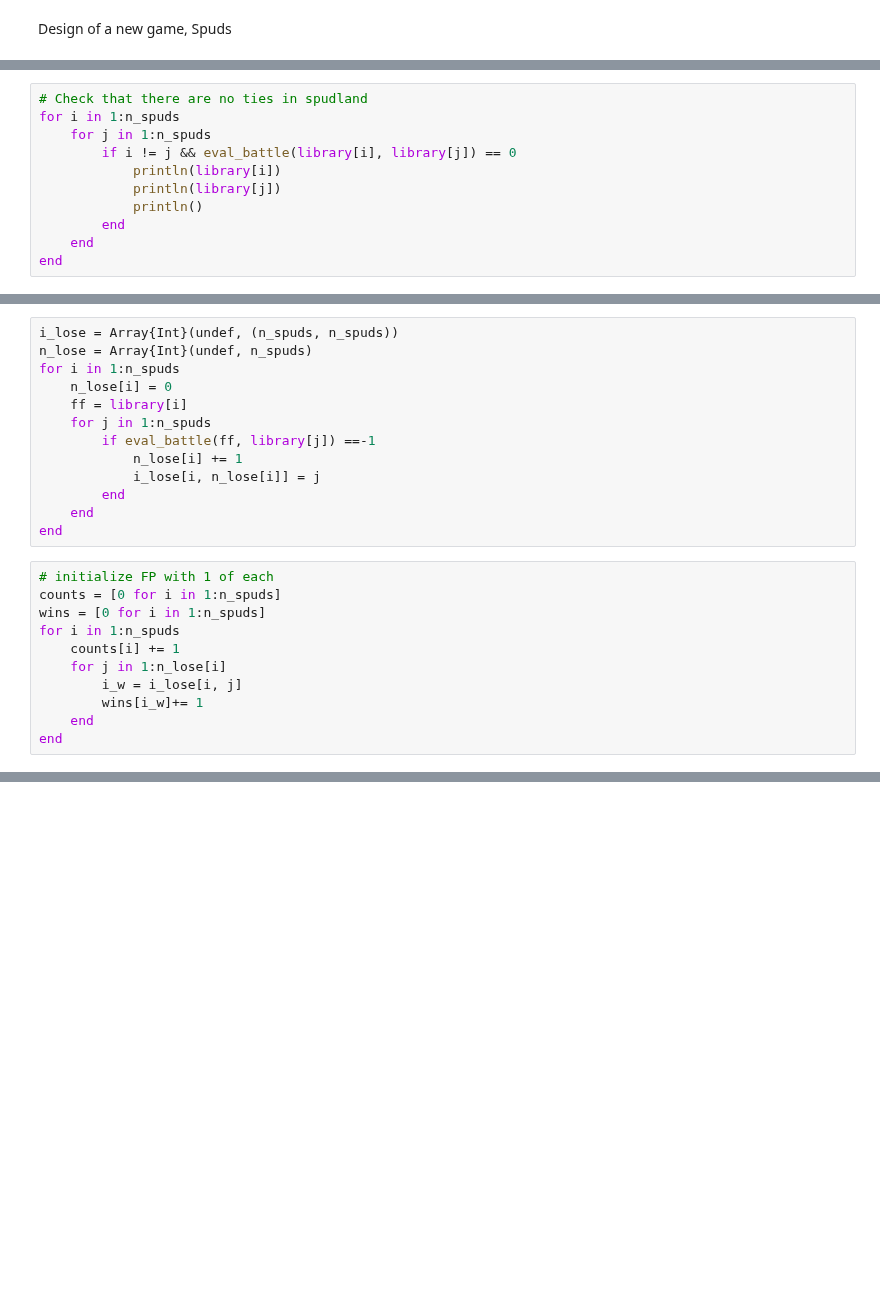
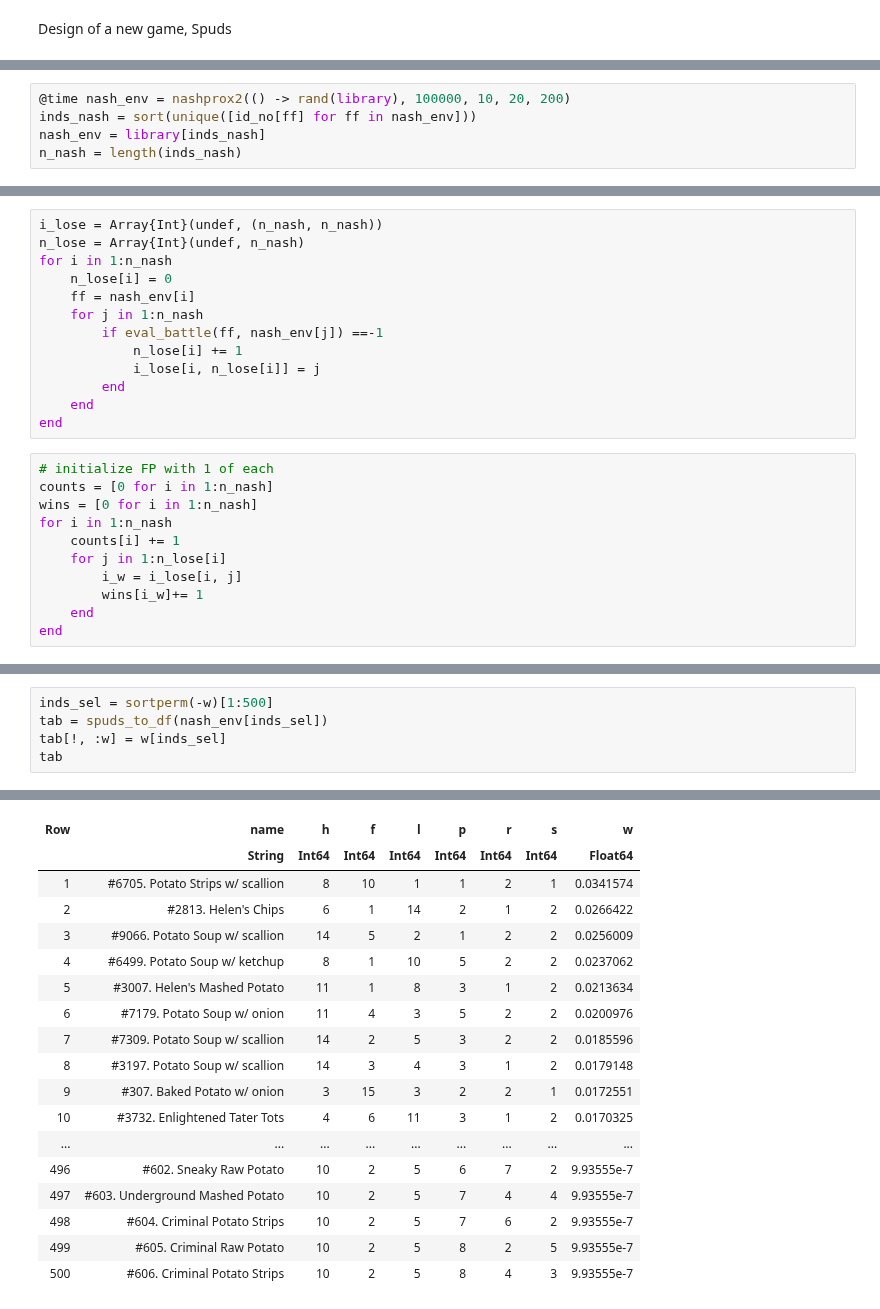
Before and after one commit to snarles/misc, a Jupyter notebook: spuds/game_design.ipynb, the cells around one changed output, grey strips where cells are left out. Saved outputs shown, nothing was run; the diff lists cells and outputs as text; blank space fills up the shorter version.

```diff
--- a/spuds/game_design.ipynb
+++ b/spuds/game_design.ipynb
@@ -340,11 +496,5 @@ library
-# %%
-# Check that there are no ties in spudland
-for i in 1:n_spuds
-    for j in 1:n_spuds
-        if i != j && eval_battle(library[i], library[j]) == 0
-            println(library[i])
-            println(library[j])
-            println()
-        end
-    end
-end
+# %%
+@time nash_env = nashprox2(() -> rand(library), 100000, 10, 20, 200)
+inds_nash = sort(unique([id_no[ff] for ff in nash_env]))
+nash_env = library[inds_nash]
+n_nash = length(inds_nash)
@@ -351,11 +504,11 @@ end
 # %%
-i_lose = Array{Int}(undef, (n_spuds, n_spuds))
-n_lose = Array{Int}(undef, n_spuds)
-for i in 1:n_spuds
+i_lose = Array{Int}(undef, (n_nash, n_nash))
+n_lose = Array{Int}(undef, n_nash)
+for i in 1:n_nash
     n_lose[i] = 0
-    ff = library[i]
-    for j in 1:n_spuds
-        if eval_battle(ff, library[j]) ==-1
+    ff = nash_env[i]
+    for j in 1:n_nash
+        if eval_battle(ff, nash_env[j]) ==-1
             n_lose[i] += 1
             i_lose[i, n_lose[i]] = j
         end
@@ -363,9 +516,9 @@ for i in 1:n_spuds
 end
 # %%
 # initialize FP with 1 of each
-counts = [0 for i in 1:n_spuds]
-wins = [0 for i in 1:n_spuds]
-for i in 1:n_spuds
+counts = [0 for i in 1:n_nash]
+wins = [0 for i in 1:n_nash]
+for i in 1:n_nash
     counts[i] += 1
     for j in 1:n_lose[i]
         i_w = i_lose[i, j]
@@ -425,0 +572,6 @@ Spud("#10824. Dangerous Potato Bread", 10, 1, 6, 10, 10, 10) n:25340 w:107178
+# %%
+inds_sel = sortperm(-w)[1:500]
+tab = spuds_to_df(nash_env[inds_sel])
+tab[!, :w] = w[inds_sel]
+tab
+# %% [output]
@@ -425,0 +580,18 @@ Spud("#10824. Dangerous Potato Bread", 10, 1, 6, 10, 10, 10) n:25340 w:107178
+| Row | name | h | f | l | p | r | s | w |
+|  | String | Int64 | Int64 | Int64 | Int64 | Int64 | Int64 | Float64 |
+| 1 | #6705. Potato Strips w/ scallion | 8 | 10 | 1 | 1 | 2 | 1 | 0.0341574 |
+| 2 | #2813. Helen's Chips | 6 | 1 | 14 | 2 | 1 | 2 | 0.0266422 |
+| 3 | #9066. Potato Soup w/ scallion | 14 | 5 | 2 | 1 | 2 | 2 | 0.0256009 |
+| 4 | #6499. Potato Soup w/ ketchup | 8 | 1 | 10 | 5 | 2 | 2 | 0.0237062 |
+| 5 | #3007. Helen's Mashed Potato | 11 | 1 | 8 | 3 | 1 | 2 | 0.0213634 |
+| 6 | #7179. Potato Soup w/ onion | 11 | 4 | 3 | 5 | 2 | 2 | 0.0200976 |
+| 7 | #7309. Potato Soup w/ scallion | 14 | 2 | 5 | 3 | 2 | 2 | 0.0185596 |
+| 8 | #3197. Potato Soup w/ scallion | 14 | 3 | 4 | 3 | 1 | 2 | 0.0179148 |
+| 9 | #307. Baked Potato w/ onion | 3 | 15 | 3 | 2 | 2 | 1 | 0.0172551 |
+| 10 | #3732. Enlightened Tater Tots | 4 | 6 | 11 | 3 | 1 | 2 | 0.0170325 |
+| ... | ... | ... | ... | ... | ... | ... | ... | ... |
+| 496 | #602. Sneaky Raw Potato | 10 | 2 | 5 | 6 | 7 | 2 | 9.93555e-7 |
+| 497 | #603. Underground Mashed Potato | 10 | 2 | 5 | 7 | 4 | 4 | 9.93555e-7 |
+| 498 | #604. Criminal Potato Strips | 10 | 2 | 5 | 7 | 6 | 2 | 9.93555e-7 |
+| 499 | #605. Criminal Raw Potato | 10 | 2 | 5 | 8 | 2 | 5 | 9.93555e-7 |
+| 500 | #606. Criminal Potato Strips | 10 | 2 | 5 | 8 | 4 | 3 | 9.93555e-7 |
```
Also changed, not shown: parts of 43 cells of this notebook.
